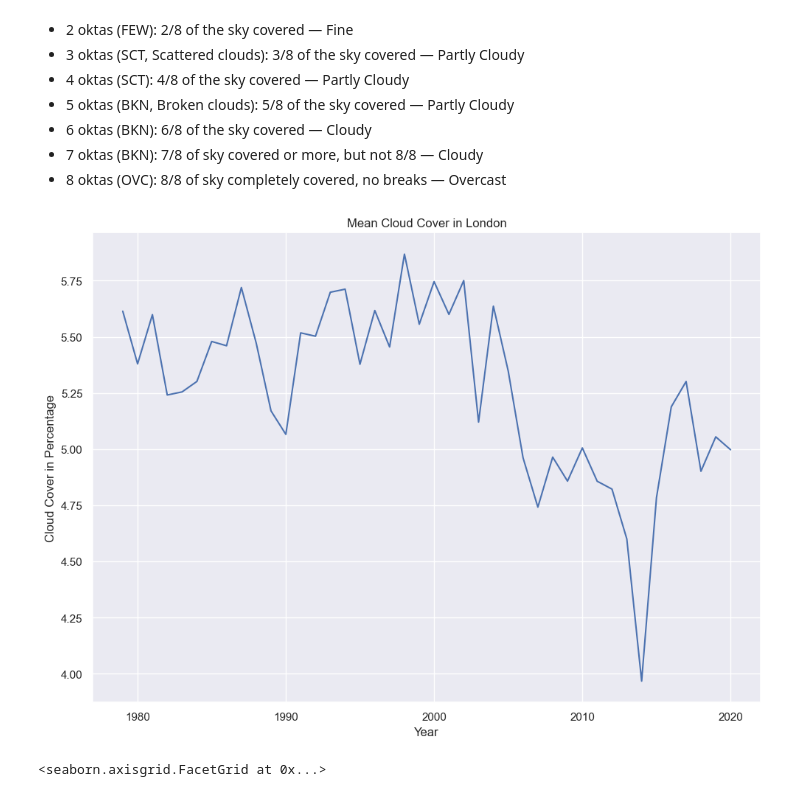
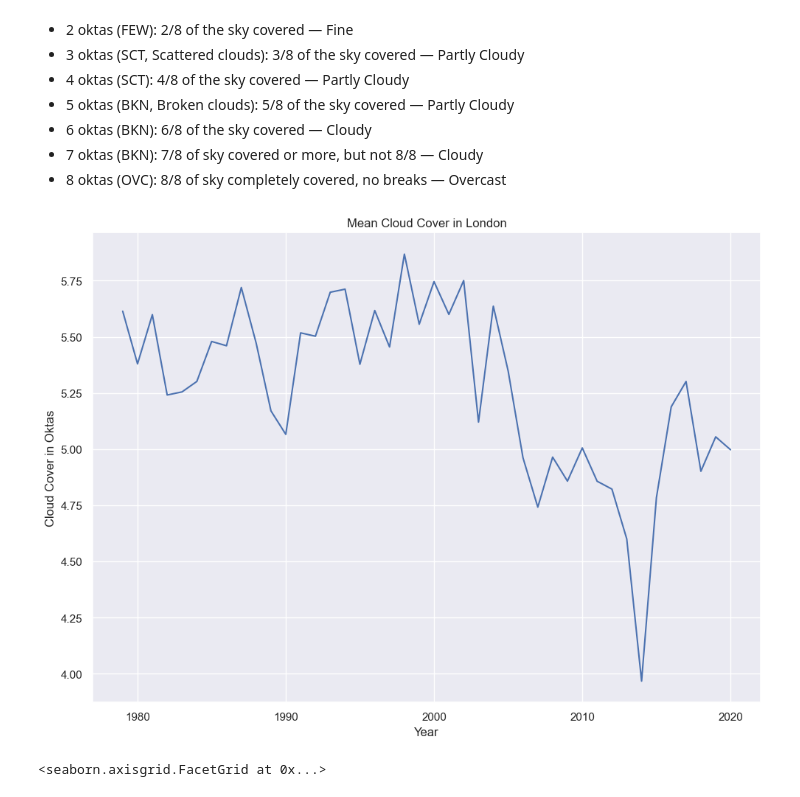
Before and after one commit to jkmin3/2023Fall_Projects, a Jupyter notebook: climate-change-effects-in-london-since-1979-eda.ipynb, the cells around one changed output. Drawn from its saved outputs; the diff is of its cells as text; code cells hidden in the pictures.

```diff
--- a/climate-change-effects-in-london-since-1979-eda.ipynb
+++ b/climate-change-effects-in-london-since-1979-eda.ipynb
@@ -8,4 +9,4 @@ import matplotlib.pyplot as plt
 
 sns.set(rc={'figure.figsize':(11.7,8.27)})
 # %%
-df = pd.read_csv('london_weather.csv')
+london_df = pd.read_csv('london_weather.csv')
@@ -25,3 +35,3 @@ df.shape
 # %%
-df['date'] = pd.to_datetime(df['date'], format='%Y%m%d')
+london_df['date'] = pd.to_datetime(london_df['date'], format='%Y%m%d')
 # %%
@@ -232,7 +286,7 @@ plot_weather(df, 'mean', 'sunshine', 'Mean Time of Sunshine in London', 'Sunshin
 - 7 oktas (BKN): 7/8 of sky covered or more, but not 8/8 — Cloudy
 - 8 oktas (OVC): 8/8 of sky completely covered, no breaks — Overcast
 # %%
-plot_weather(df, 'mean', 'cloud_cover', 'Mean Cloud Cover in London', 'Cloud Cover in Oktas', 'Year')
+plot_weather(london_df, 'mean', 'cloud_cover', 'Mean Cloud Cover in London', 'Cloud Cover in Oktas', 'Year')
 # %% [output]
-[figure, old version]
+[figure, new version]
 # %%
```
Also changed, not shown: parts of 34 cells of this notebook, 7 other files.
